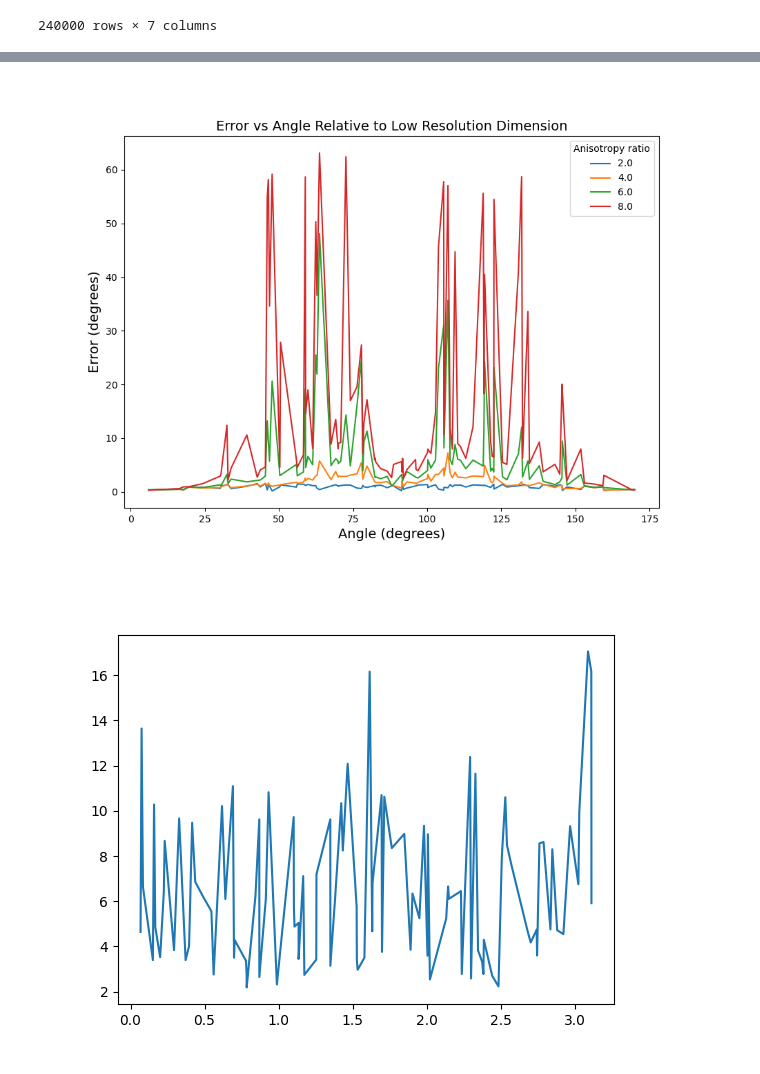
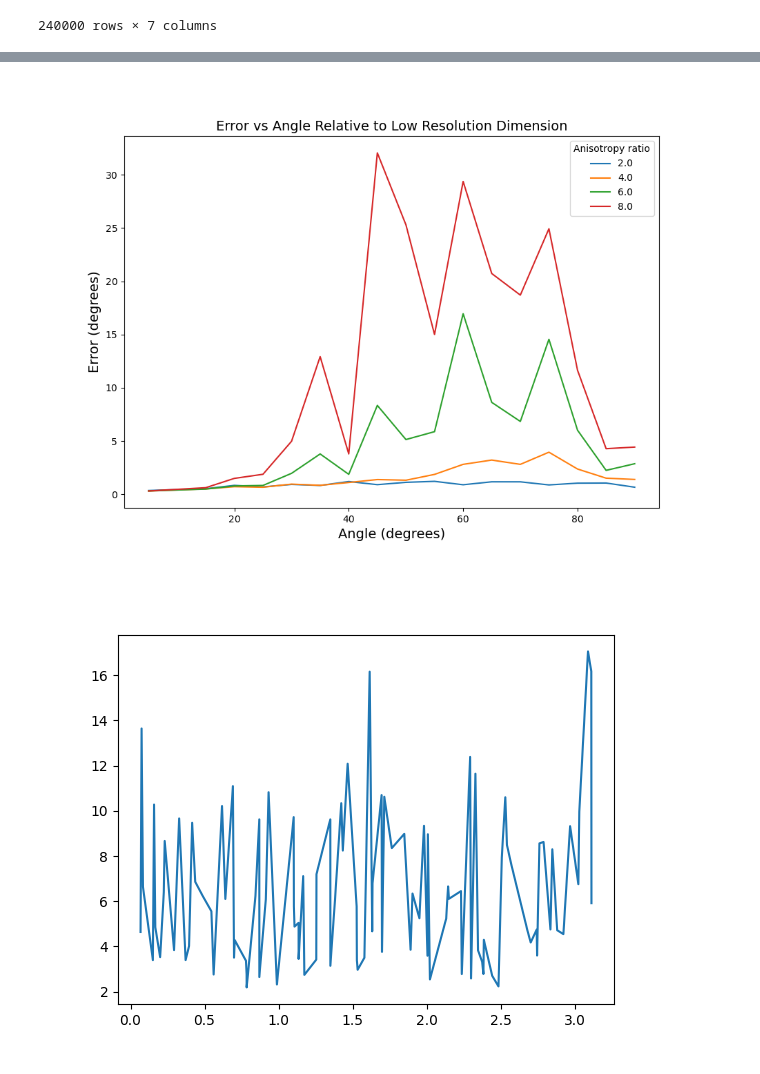
Before and after one commit to BrysonGray/structure_tensor_validation, a Jupyter notebook: notebooks/phantom_analysis_figs.ipynb, the cells around one changed output, grey strips where cells are left out. Saved outputs shown, nothing was run; the diff lists cells and outputs as text; code cells hidden in the pictures.

```diff
--- a/notebooks/phantom_analysis_figs.ipynb
+++ b/notebooks/phantom_analysis_figs.ipynb
@@ -42,7 +40,7 @@ plt.ioff()
 # %% [markdown]
 ## Variable noise analysis
 # %%
-errors_path = "/home/bgray/bmap/fibermetric/st_validation/sta_2d_var_noise_out"
+errors_path = "/home/brysongray/bmap/fibermetric/st_validation/sta_2d_var_noise_out"
 # errors_path = "/nafs/dtward/bryson/fibermetric/st_validation/sta_2d_out_7-25-24"
 
 errors_files = os.listdir(errors_path)
@@ -145,7 +145,7 @@ plt.show()
 # %% [markdown]
 ## Error vs Anisotropic Dimension Component Analysis
 # %%
-errors_path = "/nafs/dtward/bryson/fibermetric/st_validation/sta_3d_out_7-25-24"
+errors_path = "/home/brysongray/nafs/bryson/fibermetric/st_validation/sta_3d_out_7-25-24"
 errors_files = os.listdir(errors_path)
 all_dataframes = []
 
@@ -239,0 +197,12 @@ array([2., 4., 6., 8.])
+# %%
+# Define the bin size
+bin_size = 5
+
+# Create bins for angle_0
+grouped_by_angle_0['angle_bin'] = ((grouped_by_angle_0['angle_0'] * 180 / np.pi) // bin_size) * bin_size
+grouped_by_angle_0['angle_bin'] = [(180.0 - x if x > 90.0 else x) for x in grouped_by_angle_0['angle_bin']]
+
+# Group by angle_bin and AI, then calculate the mean error
+binned_data = grouped_by_angle_0.groupby(['angle_bin', 'AI'], as_index=False)['error'].mean()
+
+binned_data
@@ -240,20 +223,22 @@ array([2., 4., 6., 8.])
 # %%
 # plot error vs angle_0
-angle = grouped_by_angle_0["angle_0"].unique() * 180/np.pi
+# angle = grouped_by_angle_0["angle_0"].unique() * 180/np.pi
+angle = binned_data["angle_bin"].unique()
 
 plt.figure(figsize=(10,7))
 for n in np.unique(combined_dataframe["AI"])[1::2]:
-    error = grouped_by_angle_0[grouped_by_angle_0["AI"]==n]["error"]
+    # error = grouped_by_angle_0[grouped_by_angle_0["AI"]==n]["error"]
+    error = binned_data[binned_data["AI"]==n]["error"]
     plt.plot(angle, error, label=f"{n}")
 
 plt.title("Error vs Angle Relative to Low Resolution Dimension")
 plt.ylabel("Error (degrees)")
 plt.xlabel("Angle (degrees)")
 legend = plt.legend()
 legend.set_title("Anisotropy ratio")
 plt.show()
 # %% [output]
-[figure, old version]
+[figure, new version]
 # %%
 # plot error vs angle_1
 angle = grouped_by_angle_1.index
```
Also changed, not shown: parts of 24 cells of this notebook, 9 other files.
